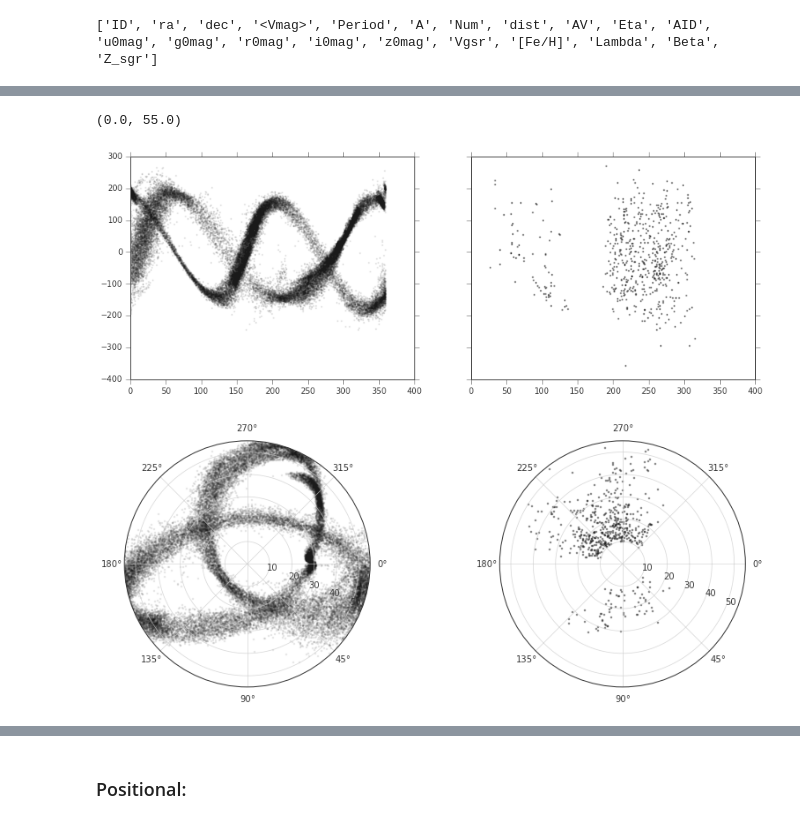
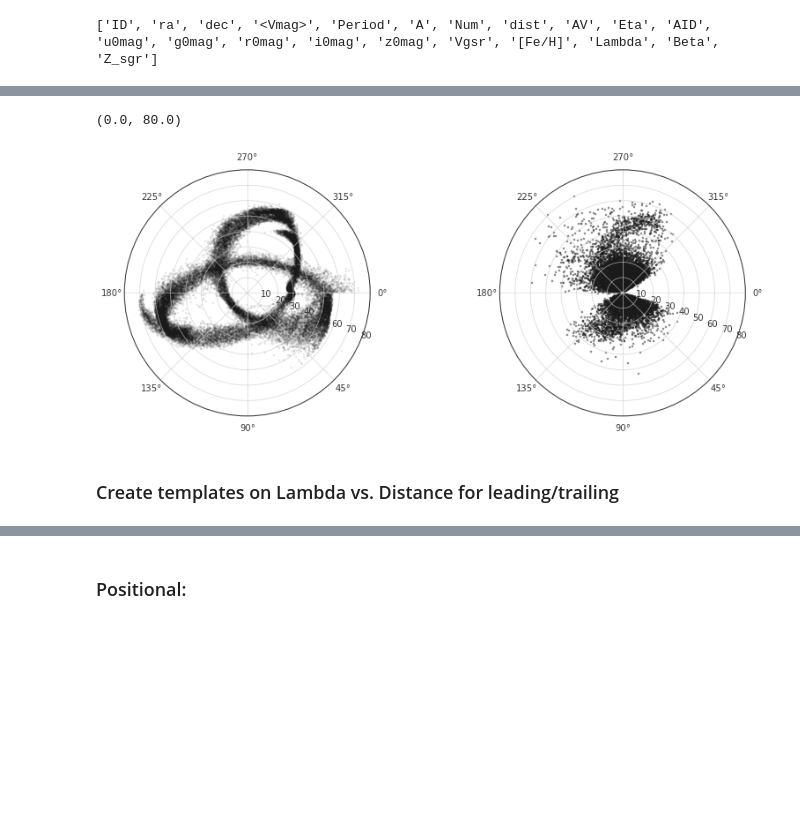
Before and after one commit to adrn/streams, a Jupyter notebook: text/notebooks/Spitzer RR Lyrae Selection.ipynb, the cells around one changed output, grey strips where cells are left out. Saved outputs shown, nothing was run; the diff lists cells and outputs as text; code cells hidden in the pictures; blank space fills up the shorter version.

```diff
--- a/text/notebooks/Spitzer RR Lyrae Selection.ipynb
+++ b/text/notebooks/Spitzer RR Lyrae Selection.ipynb
@@ -36,9 +38,9 @@ print catalina.colnames
 # %% [output]
 ['ID', 'ra', 'dec', '<Vmag>', 'Period', 'A', 'Num', 'dist', 'AV', 'Eta', 'AID', 'u0mag', 'g0mag', 'r0mag', 'i0mag', 'z0mag', 'Vgsr', '[Fe/H]', 'Lambda', 'Beta', 'Z_sgr']
 # %%
-sgr_catalina = catalina[np.fabs(catalina["Z_sgr"]) < 10.]
-sgr_catalina = sgr_catalina[sgr_catalina["dist"] > 10]
-sgr_catalina = sgr_catalina[~sgr_catalina["Vgsr"].mask]
+sgr_catalina = catalina[np.fabs(catalina["Z_sgr"]) < 12.]
+#sgr_catalina = sgr_catalina[sgr_catalina["dist"] > 10]
+#sgr_catalina = sgr_catalina[~sgr_catalina["Vgsr"].mask]
 msg = "Out of {0} initial catalog stars, only {1} have radial velocities and match the above criteria."
 print msg.format(len(catalina), len(sgr_catalina))
 # %% [output]
@@ -46,15 +72,12 @@ Out of 12379 initial catalog stars, only 581 have radial velocities and match th
 # %%
-fig,axes = subplots(1, 2, figsize=(14,5), sharex=True, sharey=True)
-axes[0].plot(lm10["Lambda"], lm10["vgsr"], marker='.', linestyle='none', alpha=0.1)
-axes[1].plot(sgr_catalina["Lambda"], sgr_catalina["Vgsr"], marker='.', linestyle='none', alpha=0.5)
-
 fig,axes = subplots(1, 2, figsize=(14,5), subplot_kw=dict(polar=True))
 axes[0].plot(np.radians(lm10["Lambda"]), lm10["dist"], marker='.', linestyle='none', alpha=0.1)
 axes[0].set_theta_direction(-1)
 axes[1].plot(np.radians(sgr_catalina["Lambda"]), sgr_catalina["dist"], marker='.', linestyle='none', alpha=0.5)
 axes[1].set_theta_direction(-1)
 axes[0].set_ylim(axes[1].get_ylim())
 # %% [output]
-(0.0, 55.0)
+(0.0, 80.0)
-[figure, old version]
+[figure, new version]
-[figure, removed]
+# %% [markdown]
+### Create templates on Lambda vs. Distance for leading/trailing
```
Also changed, not shown: parts of 27 cells of this notebook.
